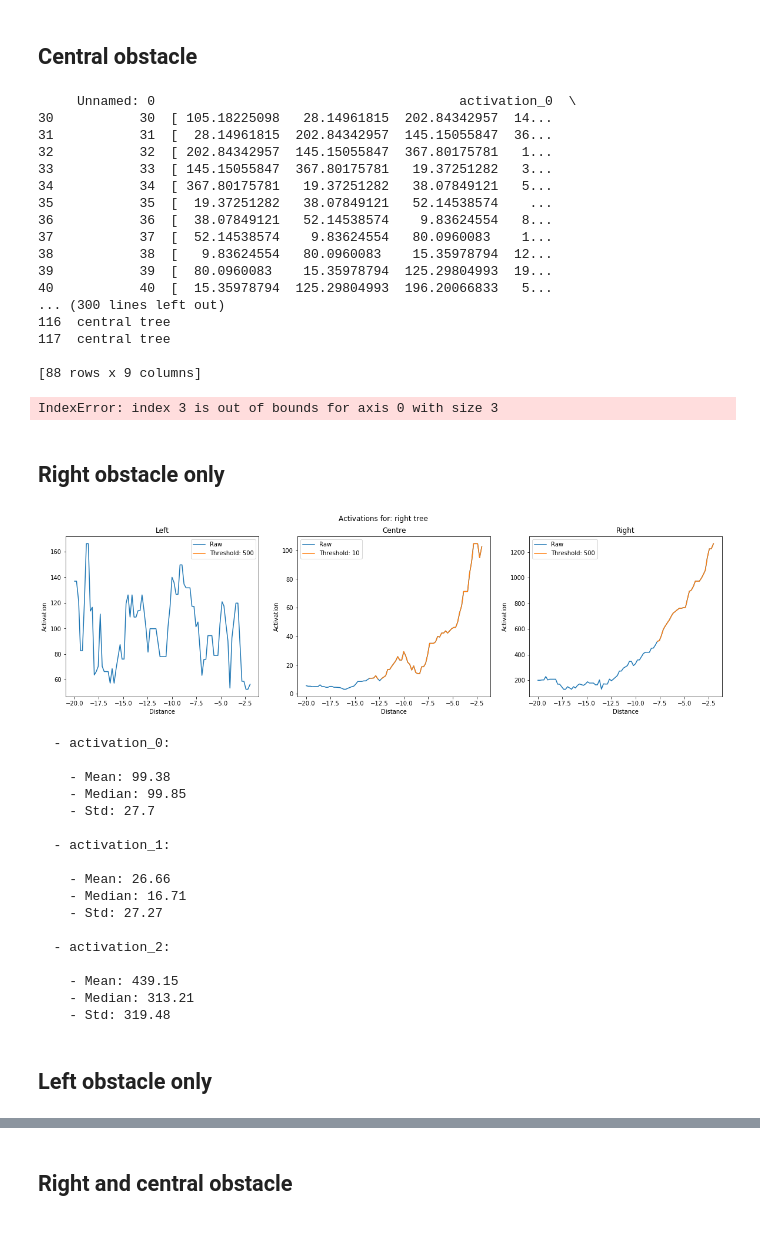
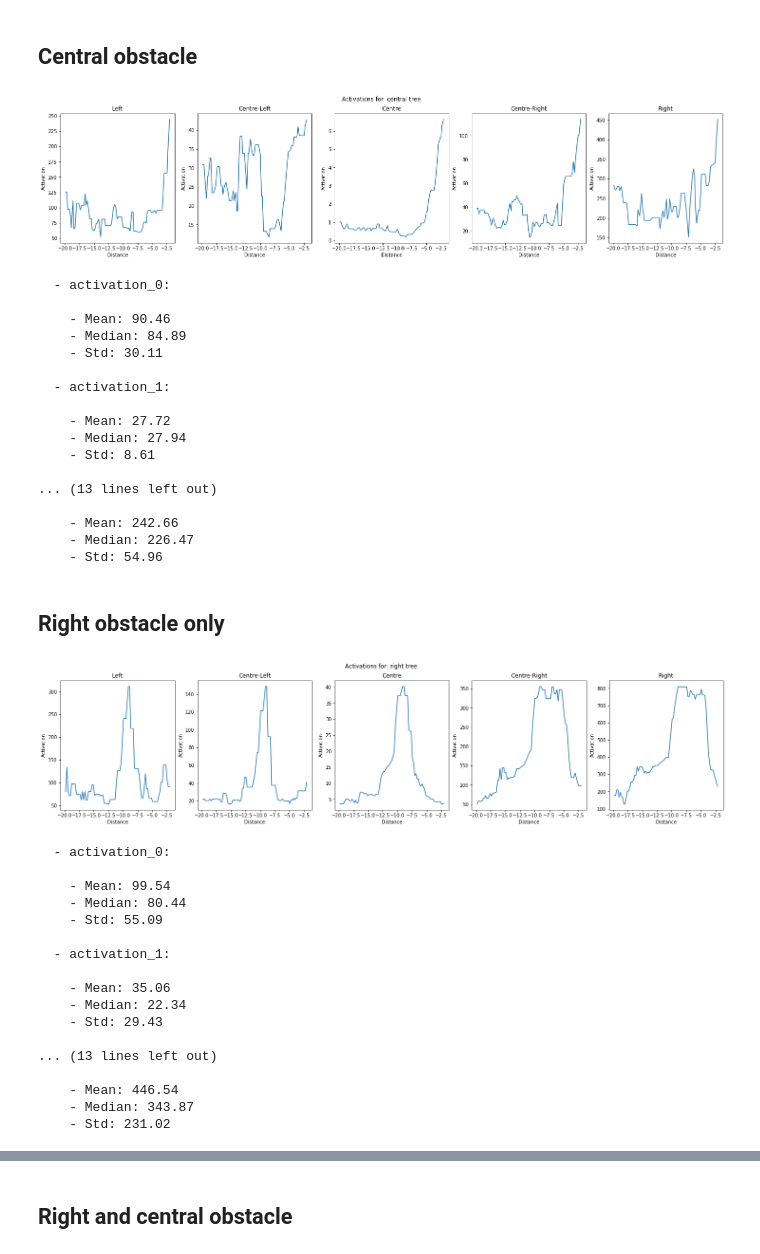
Before and after one commit to joanreyero/pyx4-avoidance, a Jupyter notebook: src/analytics/5-crops/5-crops-analysis.ipynb, the cells around one changed output, grey strips where cells are left out. Drawn from its saved outputs; the diff is of its cells as text; code cells hidden in the pictures.

```diff
--- a/src/analytics/5-crops/5-crops-analysis.ipynb
+++ b/src/analytics/5-crops/5-crops-analysis.ipynb
@@ -32,9 +32,9 @@ def make_df(data):
 
 
 def show(data, pprint=True, thr=False):
-    labels = {ACT0: 'Left', ACT1: 'Centre-Left', ACT2: 'Centre-Right', ACT3: 'Right'}
+    labels = {ACT0: 'Left', ACT1: 'Centre-Left', ACT2: 'Centre', ACT3: 'Centre-Right', ACT4: 'Right'}
 
-    fig, axs = plt.subplots(1, 3, figsize=(20,5))
+    fig, axs = plt.subplots(1, 5, figsize=(25,5))
 
     for i, act in enumerate(ACTS):
         axs[i].plot(data[DIST], data[act], label = 'Raw')
@@ -68,7 +68,7 @@ def add_threshold(df, act, t):
 # %%
 data = [
     {
-        'file': 'csv/2-central-obstacle-0.csv',
+        'file': 'csv/0-central-obstacle-0.csv',
         'label': 'central tree'
     }
 ]
@@ -80,58 +80,56 @@ df = make_df(data)
 
 show(df, thr=False)
 # %% [output]
+[figure, added]
-     Unnamed: 0                                       activation_0  \
-30           30  [ 105.18225098   28.14961815  202.84342957  14...
-31           31  [  28.14961815  202.84342957  145.15055847  36...
-32           32  [ 202.84342957  145.15055847  367.80175781   1...
-33           33  [ 145.15055847  367.80175781   19.37251282   3...
-34           34  [ 367.80175781   19.37251282   38.07849121   5...
-35           35  [  19.37251282   38.07849121   52.14538574    ...
-36           36  [  38.07849121   52.14538574    9.83624554   8...
-37           37  [  52.14538574    9.83624554   80.0960083    1...
-38           38  [   9.83624554   80.0960083    15.35978794  12...
-39           39  [  80.0960083    15.35978794  125.29804993  19...
-40           40  [  15.35978794  125.29804993  196.20066833   5...
-... (300 lines left out)
-116  central tree
-117  central tree
+  - activation_0:
 
-[88 rows x 9 columns]
+    - Mean: 90.46
+    - Median: 84.89
+    - Std: 30.11
+
+  - activation_1:
+
+    - Mean: 27.72
+    - Median: 27.94
+    - Std: 8.61
+
+... (13 lines left out)
+
+    - Mean: 242.66
+    - Median: 226.47
+    - Std: 54.96
-IndexError: index 3 is out of bounds for axis 0 with size 3
 # %% [markdown]
 ## Right obstacle only
 # %%
 data = [
     {
         'file': 'csv/0-right-obstacle-0.csv',
         'label': 'right tree'
     }
 ]
 
 df = make_df(data)
-df = add_threshold(df, ACT0, thrs[0])
-df = add_threshold(df, ACT1, thrs[1])
-df = add_threshold(df, ACT2, thrs[2])
+# df = add_threshold(df, ACT0, thrs[0])
+# df = add_threshold(df, ACT1, thrs[1])
+# df = add_threshold(df, ACT2, thrs[2])
 
-show(df, thr=thrs)
+show(df, thr=False)
 # %% [output]
-[figure, old version]
+[figure, new version]
   - activation_0:
 
-    - Mean: 99.38
-    - Median: 99.85
-    - Std: 27.7
+    - Mean: 99.54
+    - Median: 80.44
+    - Std: 55.09
 
   - activation_1:
 
-    - Mean: 26.66
-    - Median: 16.71
-    - Std: 27.27
+    - Mean: 35.06
+    - Median: 22.34
+    - Std: 29.43
 
-  - activation_2:
+... (13 lines left out)
 
-    - Mean: 439.15
-    - Median: 313.21
-    - Std: 319.48
+    - Mean: 446.54
+    - Median: 343.87
+    - Std: 231.02
-# %% [markdown]
-## Left obstacle only
```
Also changed, not shown: parts of 13 cells of this notebook, 16 other files.
